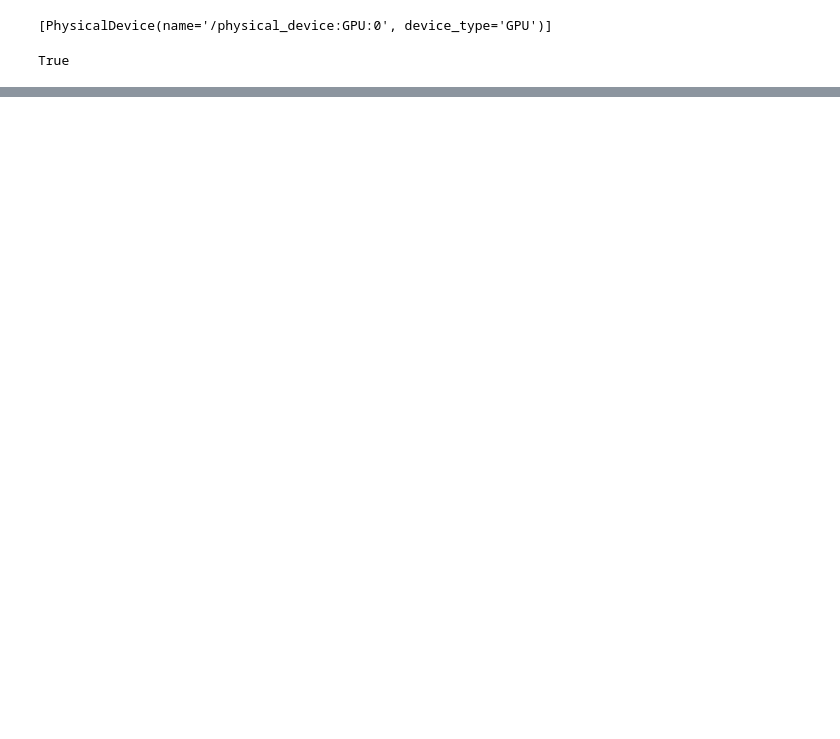
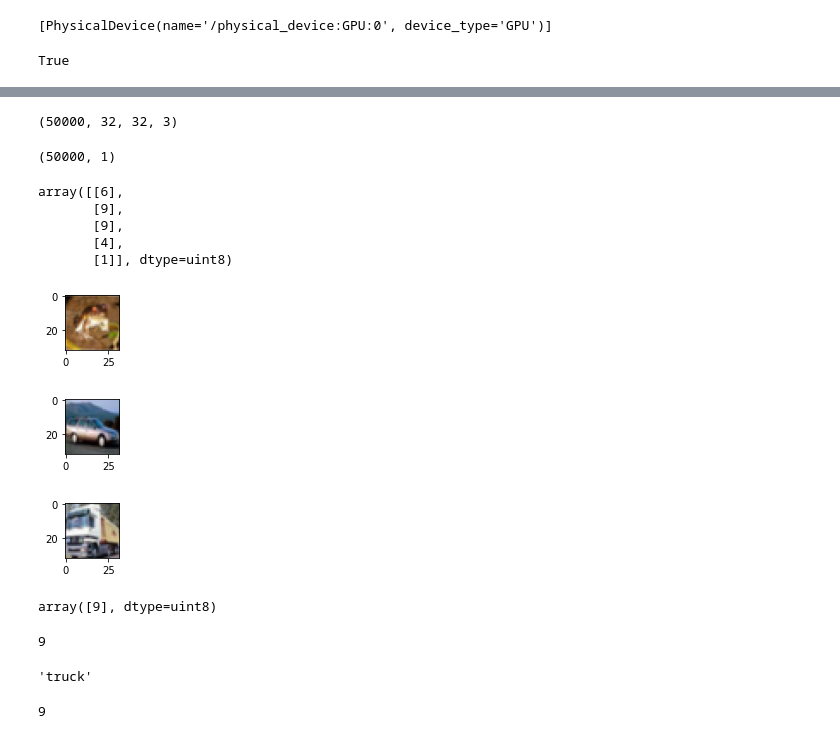
Before and after one commit to arghanath007/Data-Science, a Jupyter notebook: Deep Learning/CPU_GPU_Benchmarking_with_Image_classification.ipynb, the cells around one changed output, grey strips where cells are left out. Cells and saved outputs as stored; diff of their text form; code cells hidden in the pictures; blank space fills up the shorter version.

```diff
--- a/Deep Learning/CPU_GPU_Benchmarking_with_Image_classification.ipynb
+++ b/Deep Learning/CPU_GPU_Benchmarking_with_Image_classification.ipynb
@@ -27,0 +74,30 @@ tf.config.experimental.list_physical_devices()
+# %%
+(X_train,y_train),(X_test,y_test)=tf.keras.datasets.cifar10.load_data()
+# %%
+X_train.shape
+# %% [output]
+(50000, 32, 32, 3)
+# %%
+y_train.shape
+# %% [output]
+(50000, 1)
+# %%
+y_train[0:5]
+# %% [output]
+array([[6],
+       [9],
+       [9],
+       [4],
+       [1]], dtype=uint8)
+# %%
+def plot_sample(index):
+    plt.figure(figsize=(10,1))
+    plt.imshow(X_train[index])
+# %%
+plot_sample(0)
+# %% [output]
+[figure, added]
+# %%
+plot_sample(4)
+# %% [output]
+[figure, added]
@@ -27,0 +106,20 @@ tf.config.experimental.list_physical_devices()
+# %%
+plot_sample(1)
+# %% [output]
+[figure, added]
+# %%
+y_train[1]
+# %% [output]
+array([9], dtype=uint8)
+# %%
+y_train[1][0]
+# %% [output]
+9
+# %%
+classes[y_train[1][0]]
+# %% [output]
+'truck'
+# %%
+y_train[1][0]
+# %% [output]
+9
```
Also changed, not shown: parts of 28 cells of this notebook.
